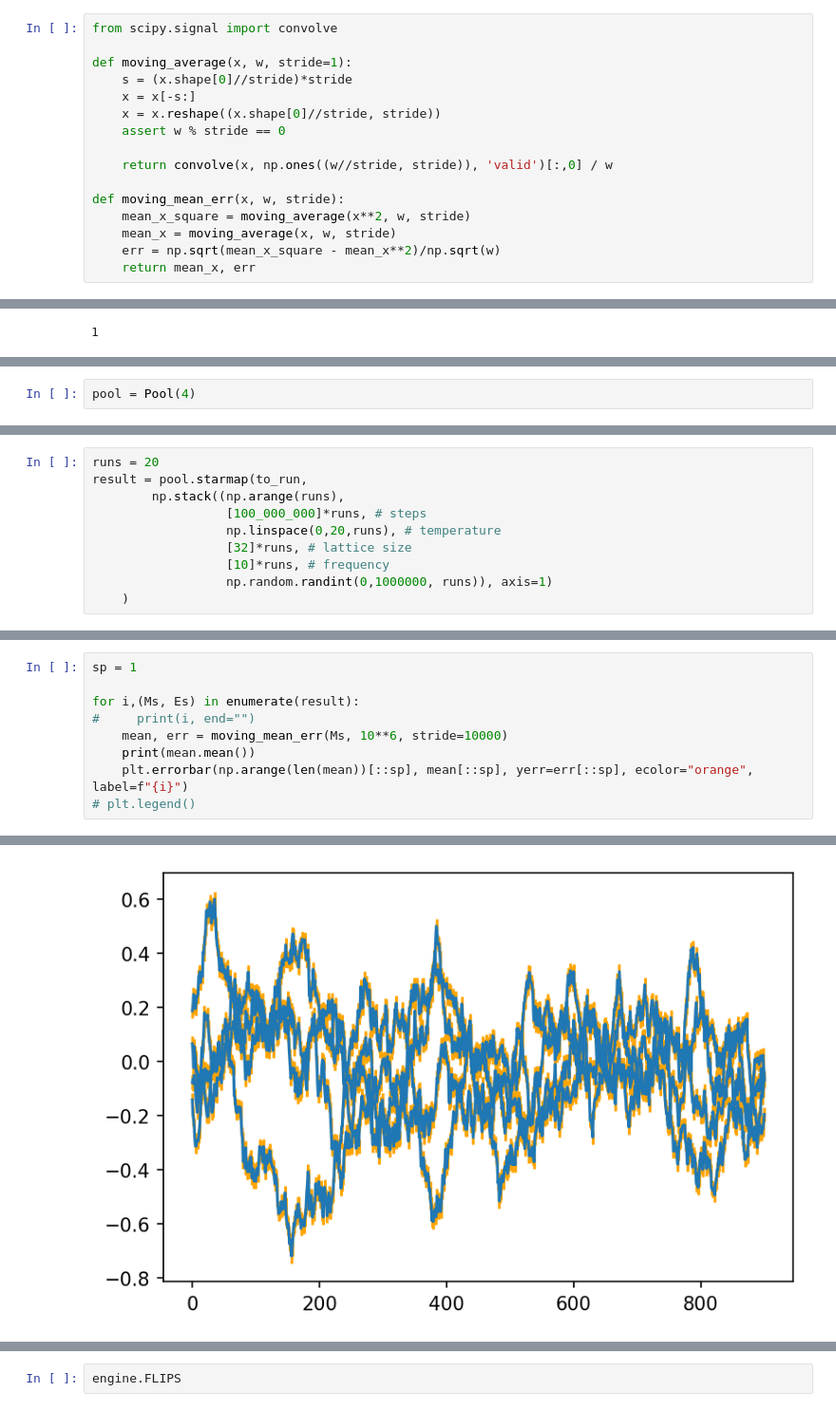
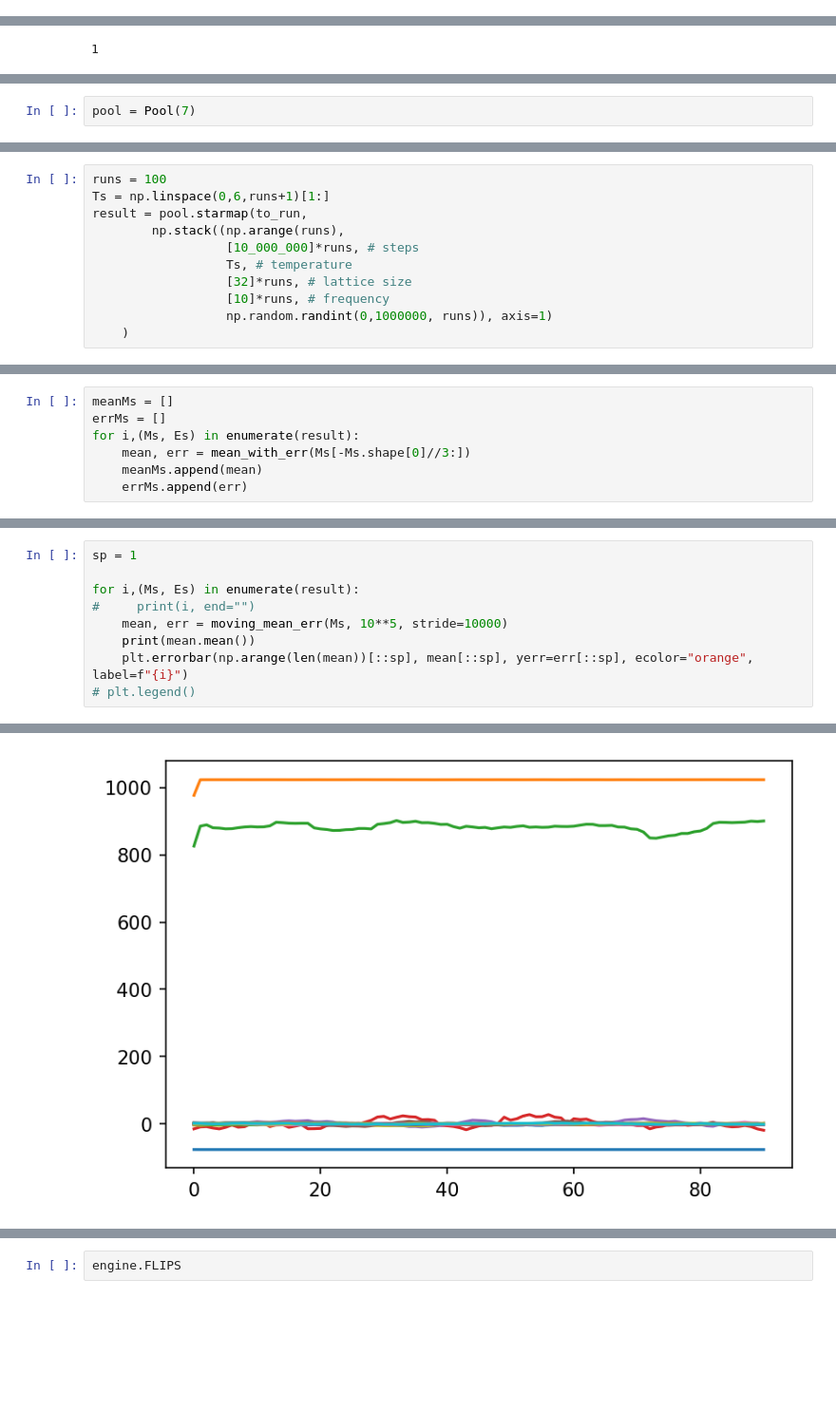
Before and after one commit to ashmat98/ising-model, a Jupyter notebook: python/test.ipynb, the cells around one changed output, grey strips where cells are left out. Shown: that part at 95% size. Drawn from its saved outputs; the diff is of its cells as text; blank space fills up the shorter version.

```diff
--- a/python/test.ipynb
+++ b/python/test.ipynb
@@ -18,16 +15,0 @@ from parallel import to_run
-# %%
-from scipy.signal import convolve
-
-def moving_average(x, w, stride=1):
-    s = (x.shape[0]//stride)*stride
-    x = x[-s:]
-    x = x.reshape((x.shape[0]//stride, stride))
-    assert w % stride == 0
-
-    return convolve(x, np.ones((w//stride, stride)), 'valid')[:,0] / w
-
-def moving_mean_err(x, w, stride):
-    mean_x_square = moving_average(x**2, w, stride)
-    mean_x = moving_average(x, w, stride)
-    err = np.sqrt(mean_x_square - mean_x**2)/np.sqrt(w)
-    return mean_x, err
@@ -69,2 +53,2 @@ fraction: 0.10
 # %%
-pool = Pool(4)
+pool = Pool(7)
@@ -76,9 +55,10 @@ pool = Pool(4)
 # %%
-runs = 20
+runs = 100
+Ts = np.linspace(0,6,runs+1)[1:]
 result = pool.starmap(to_run,
         np.stack((np.arange(runs),
-                  [100_000_000]*runs, # steps
-                  np.linspace(0,20,runs), # temperature
+                  [10_000_000]*runs, # steps
+                  Ts, # temperature
                   [32]*runs, # lattice size
                   [10]*runs, # frequency
                   np.random.randint(0,1000000, runs)), axis=1)
@@ -87,0 +66,7 @@ KeyboardInterrupt:
+# %%
+meanMs = []
+errMs = []
+for i,(Ms, Es) in enumerate(result):
+    mean, err = mean_with_err(Ms[-Ms.shape[0]//3:])
+    meanMs.append(mean)
+    errMs.append(err)
@@ -90,7 +81,7 @@ sp = 1
 
 for i,(Ms, Es) in enumerate(result):
 #     print(i, end="")
-    mean, err = moving_mean_err(Ms, 10**6, stride=10000)
+    mean, err = moving_mean_err(Ms, 10**5, stride=10000)
     print(mean.mean())
     plt.errorbar(np.arange(len(mean))[::sp], mean[::sp], yerr=err[::sp], ecolor="orange", label=f"{i}")
 # plt.legend()
@@ -102 +109 @@ for i,(Ms, Es) in enumerate(result):
-[figure, old version]
+[figure, new version]
```
Also changed, not shown: parts of 16 cells of this notebook, 6 other files.
